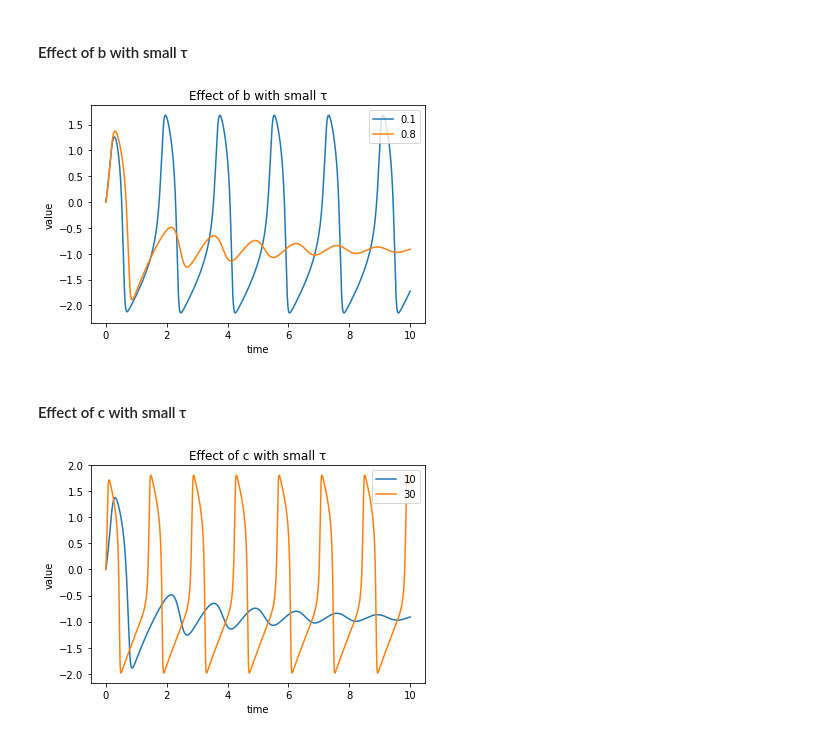
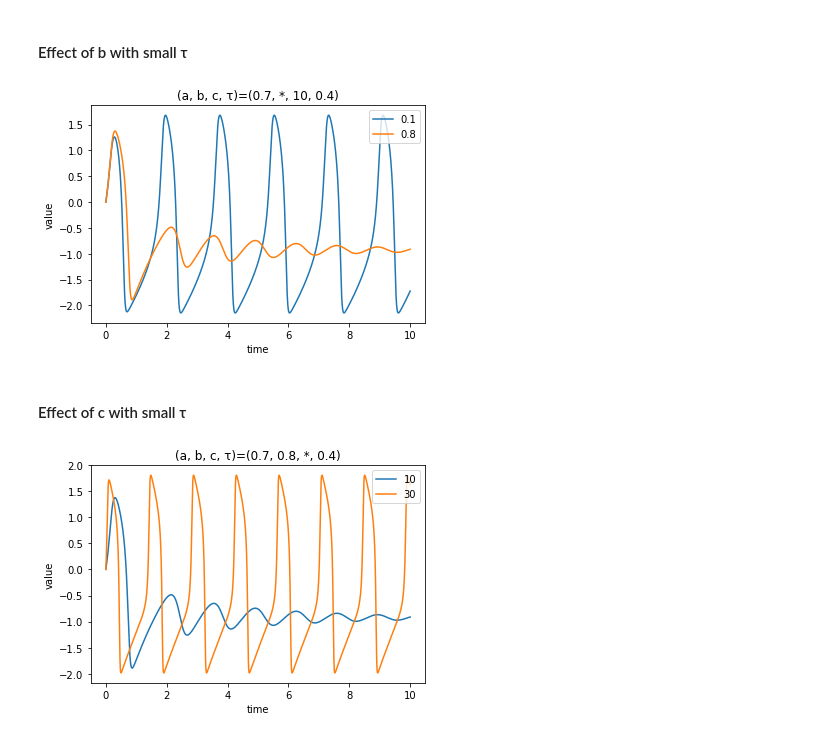
Before and after one commit to nkknj/Fitzhugh-Nagumo, a Jupyter notebook: FNmodel_behavior.ipynb, the cells around one changed output. Cells and saved outputs as stored; diff of their text form; code cells hidden in the pictures.

```diff
--- a/FNmodel_behavior.ipynb
+++ b/FNmodel_behavior.ipynb
@@ -194,27 +194,27 @@ plt.show()
 # %%
 a=0.7
 Bs=[0.1, 0.8]
 c=10
 tau=0.4
 
 I=0.38
 
 for b in Bs:
     t=0
     vec=np.zeros([2, 1]).reshape(2, 1)
     while t<T:
         vec=np.c_[vec, FNmodel(vec[:, -1], I).reshape(2, 1)]
         t+=dt
 
     plt.plot(np.arange(vec.shape[1])*dt, vec[0], label=str(b))
 
 plt.legend(loc='upper right')
 plt.xlabel('time')
 plt.ylabel('value')
-plt.title('Effect of b with small τ')
+plt.title('(a, b, c, τ)=(0.7, *, 10, 0.4)')
 plt.show()
 # %% [output]
-[figure, old version]
+[figure, new version]
 # %% [markdown]
 #### Effect of c with small τ
 # %%
@@ -238,7 +238,7 @@ for c in Cs:
 plt.legend(loc='upper right')
 plt.xlabel('time')
 plt.ylabel('value')
-plt.title('Effect of c with small τ')
+plt.title('(a, b, c, τ)=(0.7, 0.8, *, 0.4)')
 plt.show()
 # %% [output]
-[figure, old version]
+[figure, new version]
```
Also changed, not shown: parts of 6 cells of this notebook.
